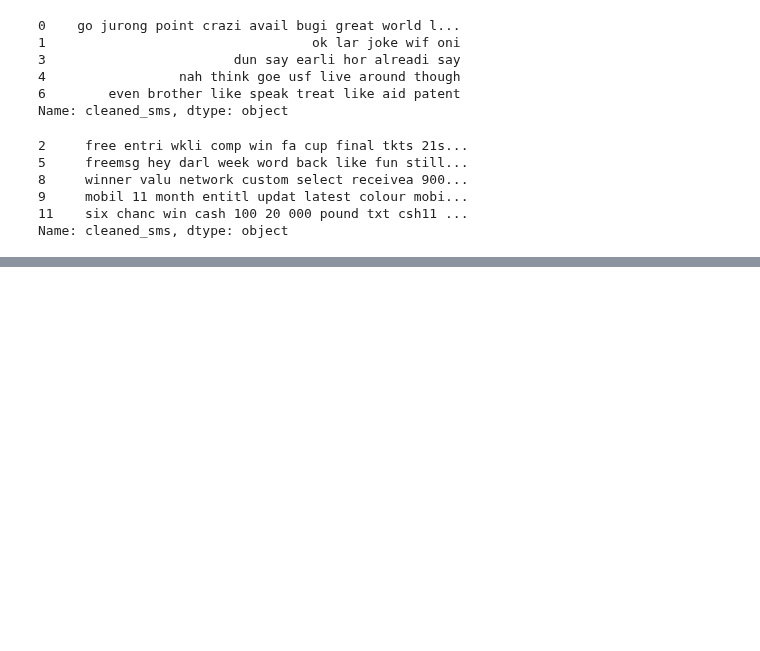
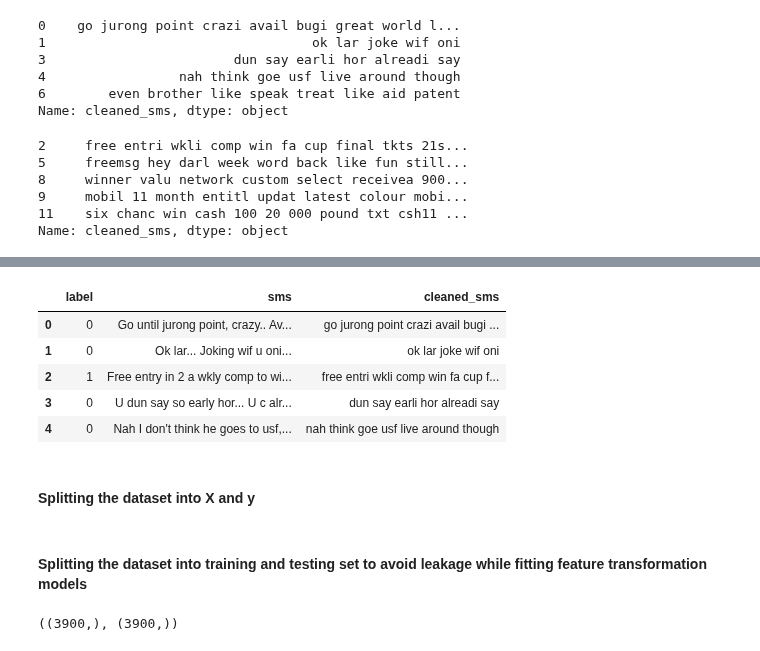
Before and after one commit to lavkushsingh31/Data_Science_Machine_Learning_Projects, a Jupyter notebook: Mini Project - Spam Email Classifier/Mini Project - Spam Email Classifier.ipynb, the cells around one changed output, grey strips where cells are left out. Saved outputs shown, nothing was run; the diff lists cells and outputs as text; code cells hidden in the pictures; blank space fills up the shorter version.

```diff
--- a/Mini Project - Spam Email Classifier/Mini Project - Spam Email Classifier.ipynb
+++ b/Mini Project - Spam Email Classifier/Mini Project - Spam Email Classifier.ipynb
@@ -149,0 +163,13 @@ generate_wordcloud(spam_sms)
+# %%
+data['label'] = data['label'].apply(lambda x: 0 if x == 'ham' else 1)
+# %%
+data.head()
+# %% [output]
+|  | label | sms | cleaned_sms |
+| 0 | 0 | Go until jurong point, crazy.. Av... | go jurong point crazi avail bugi ... |
+| 1 | 0 | Ok lar... Joking wif u oni... | ok lar joke wif oni |
+| 2 | 1 | Free entry in 2 a wkly comp to wi... | free entri wkli comp win fa cup f... |
+| 3 | 0 | U dun say so early hor... U c alr... | dun say earli hor alreadi say |
+| 4 | 0 | Nah I don't think he goes to usf,... | nah think goe usf live around though |
+# %% [markdown]
+#### Splitting the dataset into X and y
@@ -149,0 +179,2 @@ generate_wordcloud(spam_sms)
+# %% [markdown]
+#### Splitting the dataset into training and testing set to avoid leakage while fitting feature transformation models
@@ -149,0 +183,4 @@ generate_wordcloud(spam_sms)
+# %%
+X_train.shape, y_train.shape
+# %% [output]
+((3900,), (3900,))
```
Also changed, not shown: parts of 46 cells of this notebook.
